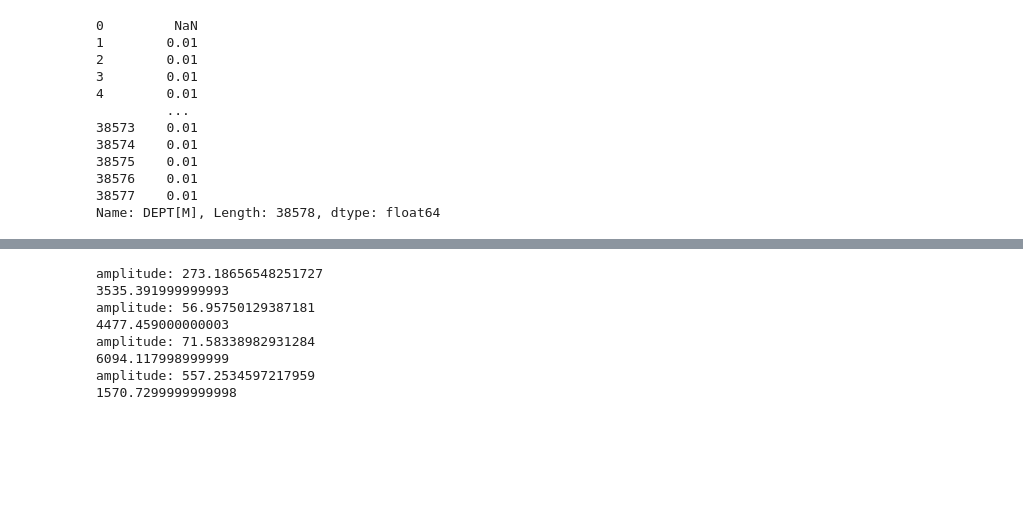
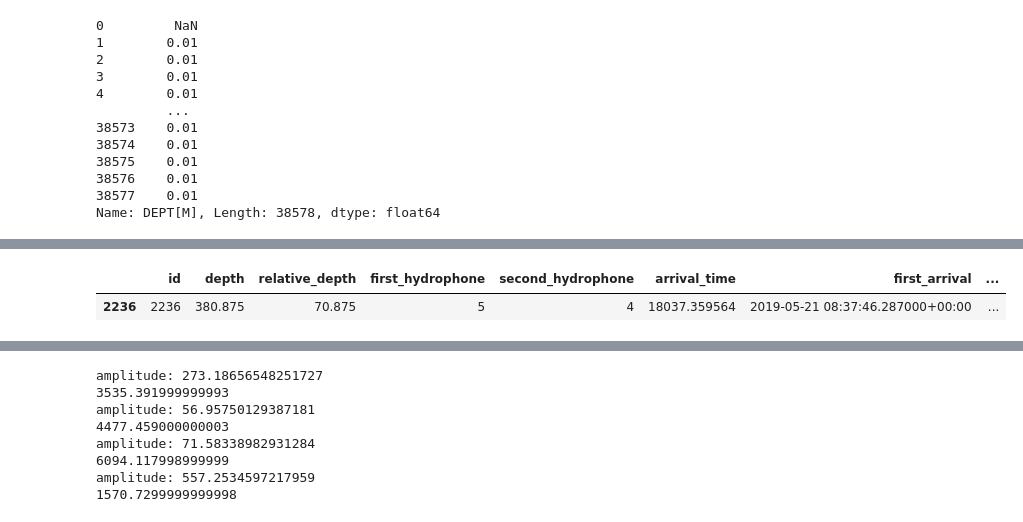
Before and after one commit to SerpRateAI/tensilePaper, a Jupyter notebook: combined-geology-chemistry-fractures.ipynb, the cells around one changed output, grey strips where cells are left out. Saved outputs shown, nothing was run; the diff lists cells and outputs as text; code cells hidden in the pictures; blank space fills up the shorter version.

```diff
--- a/combined-geology-chemistry-fractures.ipynb
+++ b/combined-geology-chemistry-fractures.ipynb
@@ -119,0 +132,5 @@ df211 = df211[df211.depth > 160].copy()
+# %%
+df141[df141.max_amp>100]
+# %% [output]
+|  | id | depth | relative_depth | first_hydrophone | second_hydrophone | arrival_time | first_arrival | ... |
+| 2236 | 2236 | 380.875 | 70.875 | 5 | 4 | 18037.359564 | 2019-05-21 08:37:46.287000+00:00 | ... |
```
Also changed, not shown: parts of 5 cells of this notebook, 3 other files.
